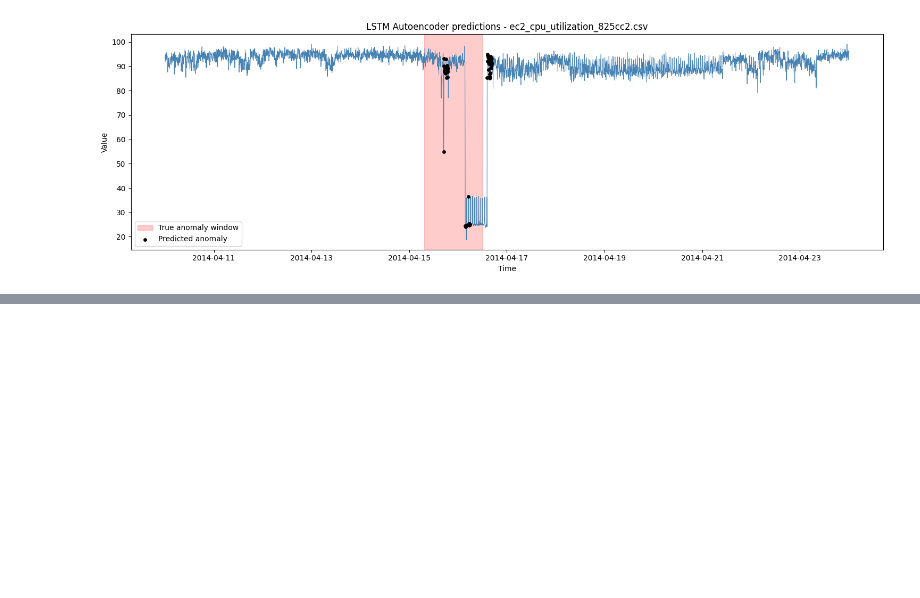
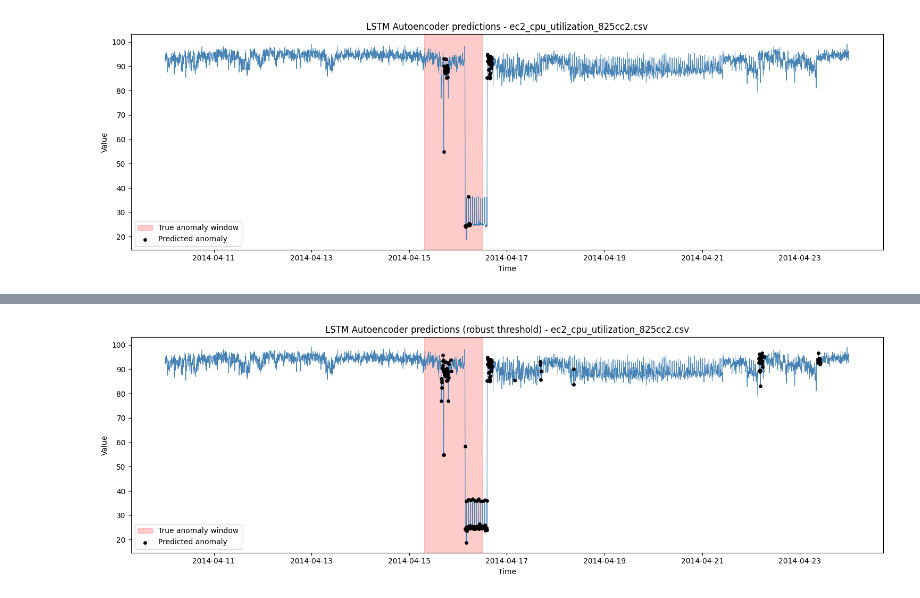
Before and after one commit to Manal-Ghita/Nab-Anomaly-Detection, a Jupyter notebook: notebooks/03_lstm_autoencoder.ipynb, the cells around one changed output, grey strips where cells are left out. Saved outputs shown, nothing was run; the diff lists cells and outputs as text; code cells hidden in the pictures; blank space fills up the shorter version.

Commit message:
Calibrate LSTM reconstruction threshold

```diff
--- a/notebooks/03_lstm_autoencoder.ipynb
+++ b/notebooks/03_lstm_autoencoder.ipynb
@@ -279,3 +279,27 @@ plt.tight_layout()
 plt.show()
 # %% [output]
 [figure]
+# %%
+median = np.median(reconstruction_errors)
+mad = np.median(np.abs(reconstruction_errors - median))
+
+robust_threshold = median + 3 * (mad * 1.4826)
+
+print(f"Median: {median:.4f} | MAD: {mad:.4f}")
+print(f"Old threshold (mean+3std): {threshold:.4f}")
+print(f"New threshold (median+3*MAD_scaled): {robust_threshold:.4f}")
+
+error_df["predicted_anomaly_robust"] = (error_df["reconstruction_error"] > robust_threshold).astype(int)
+
+y_pred_robust = error_df["predicted_anomaly_robust"]
+
+precision_r = precision_score(y_true, y_pred_robust)
+recall_r = recall_score(y_true, y_pred_robust)
+f1_r = f1_score(y_true, y_pred_robust)
+
+print(f"\nPrecision: {precision_r:.3f}")
+print(f"Recall:    {recall_r:.3f}")
+print(f"F1-score:  {f1_r:.3f}")
+
+print("\nConfusion matrix:")
+print(confusion_matrix(y_true, y_pred_robust))
@@ -281,0 +318,20 @@ plt.show()
+# %%
+fig, ax = plt.subplots(figsize=(15, 5))
+ax.plot(test_df.index, test_df["value"], linewidth=0.7, color="steelblue")
+
+for start, end in windows:
+    ax.axvspan(start, end, color="red", alpha=0.2, label="True anomaly window")
+
+predicted_robust = error_df[error_df["predicted_anomaly_robust"] == 1]
+ax.scatter(predicted_robust.index, test_df.loc[predicted_robust.index, "value"], color="black", s=15, zorder=5, label="Predicted anomaly")
+
+ax.set_title(f"LSTM Autoencoder predictions (robust threshold) - {FILENAME}")
+ax.set_xlabel("Time")
+ax.set_ylabel("Value")
+handles, labels = ax.get_legend_handles_labels()
+by_label = dict(zip(labels, handles))
+ax.legend(by_label.values(), by_label.keys())
+plt.tight_layout()
+plt.show()
+# %% [output]
+[figure, added]
```
Also changed, not shown: parts of 1 cell of this notebook.
